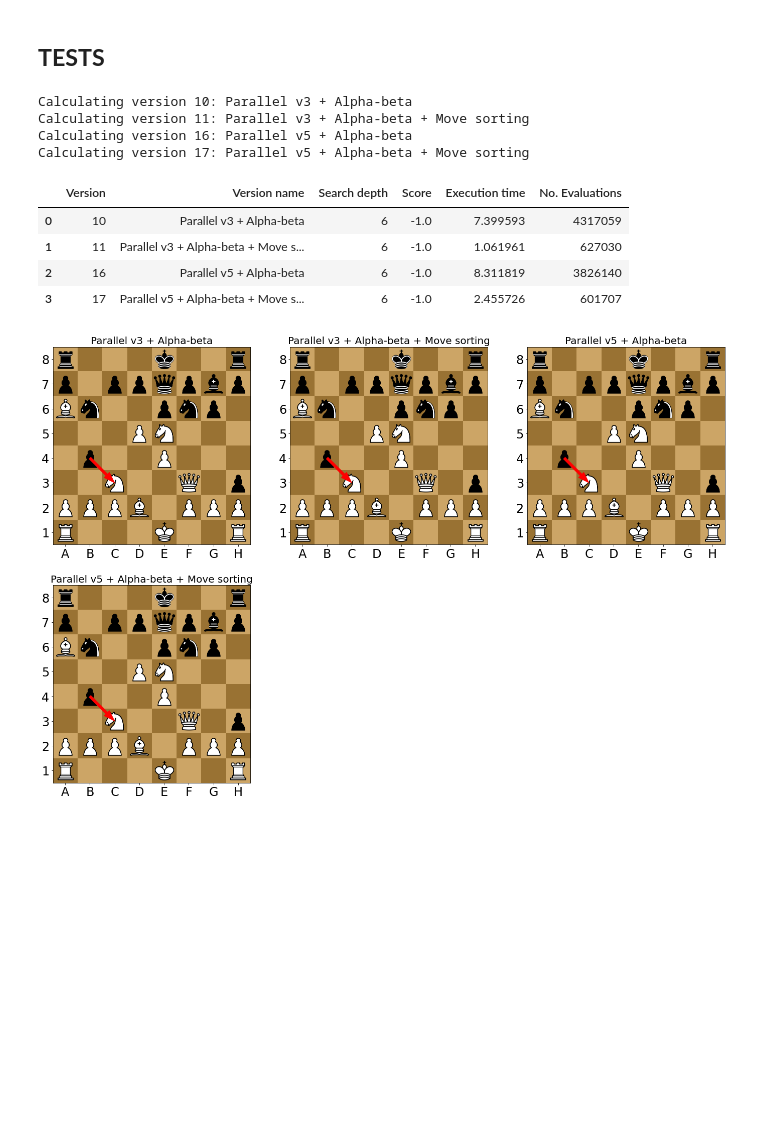
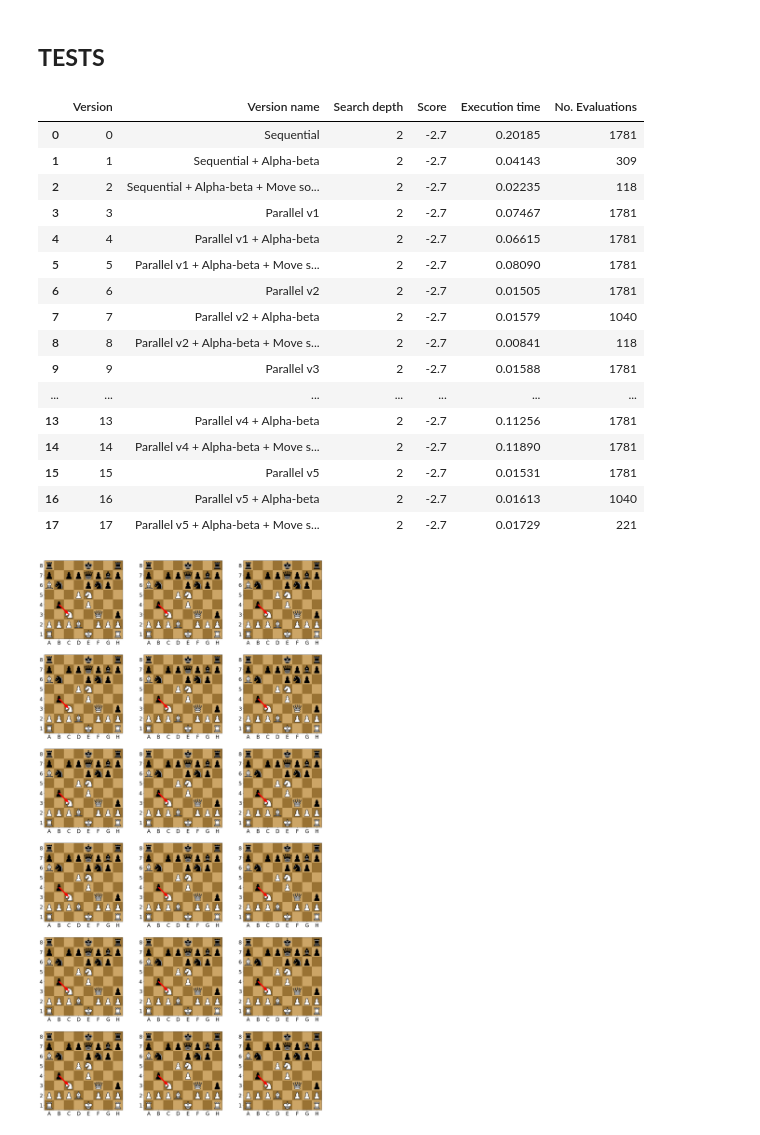
Before and after one commit to vv-hieu/ParallelChessEngine, a Jupyter notebook: ChessEngineTest.ipynb, the cells around one changed output. Drawn from its saved outputs; the diff is of its cells as text; code cells hidden in the pictures; blank space fills up the shorter version.

```diff
--- a/ChessEngineTest.ipynb
+++ b/ChessEngineTest.ipynb
@@ -104,16 +103,24 @@ versions = {
          17: 'Parallel v5 + Alpha-beta + Move sorting',
     }
 # %%
-find_move_benchmark('r3k2r/p1ppqpbp/Bn2pnp1/3PN3/1p2P3/2N2Q1p/PPPB1PPP/R3K2R b KQkq - 0 1', 4, versions)
+benchmark_minimax('r3k2r/p1ppqpbp/Bn2pnp1/3PN3/1p2P3/2N2Q1p/PPPB1PPP/R3K2R b KQkq - 0 1', 2, versions)
 # %% [output]
-Calculating version 10: Parallel v3 + Alpha-beta
-Calculating version 11: Parallel v3 + Alpha-beta + Move sorting
-Calculating version 16: Parallel v5 + Alpha-beta
-Calculating version 17: Parallel v5 + Alpha-beta + Move sorting
 |  | Version | Version name | Search depth | Score | Execution time | No. Evaluations |
-| 0 | 10 | Parallel v3 + Alpha-beta | 6 | -1.0 | 7.399593 | 4317059 |
-| 1 | 11 | Parallel v3 + Alpha-beta + Move s... | 6 | -1.0 | 1.061961 | 627030 |
-| 2 | 16 | Parallel v5 + Alpha-beta | 6 | -1.0 | 8.311819 | 3826140 |
-| 3 | 17 | Parallel v5 + Alpha-beta + Move s... | 6 | -1.0 | 2.455726 | 601707 |
+| 0 | 0 | Sequential | 2 | -2.7 | 0.20185 | 1781 |
+| 1 | 1 | Sequential + Alpha-beta | 2 | -2.7 | 0.04143 | 309 |
+| 2 | 2 | Sequential + Alpha-beta + Move so... | 2 | -2.7 | 0.02235 | 118 |
+| 3 | 3 | Parallel v1 | 2 | -2.7 | 0.07467 | 1781 |
+| 4 | 4 | Parallel v1 + Alpha-beta | 2 | -2.7 | 0.06615 | 1781 |
+| 5 | 5 | Parallel v1 + Alpha-beta + Move s... | 2 | -2.7 | 0.08090 | 1781 |
+| 6 | 6 | Parallel v2 | 2 | -2.7 | 0.01505 | 1781 |
+| 7 | 7 | Parallel v2 + Alpha-beta | 2 | -2.7 | 0.01579 | 1040 |
+| 8 | 8 | Parallel v2 + Alpha-beta + Move s... | 2 | -2.7 | 0.00841 | 118 |
+| 9 | 9 | Parallel v3 | 2 | -2.7 | 0.01588 | 1781 |
+| ... | ... | ... | ... | ... | ... | ... |
+| 13 | 13 | Parallel v4 + Alpha-beta | 2 | -2.7 | 0.11256 | 1781 |
+| 14 | 14 | Parallel v4 + Alpha-beta + Move s... | 2 | -2.7 | 0.11890 | 1781 |
+| 15 | 15 | Parallel v5 | 2 | -2.7 | 0.01531 | 1781 |
+| 16 | 16 | Parallel v5 + Alpha-beta | 2 | -2.7 | 0.01613 | 1040 |
+| 17 | 17 | Parallel v5 + Alpha-beta + Move s... | 2 | -2.7 | 0.01729 | 221 |
-[figure, old version]
+[figure, new version]
 # %%
```
Also changed, not shown: parts of 4 cells of this notebook, 28 other files.
